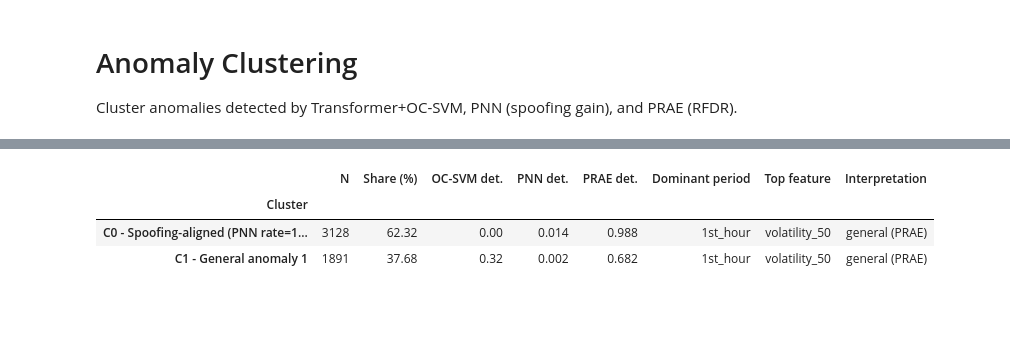
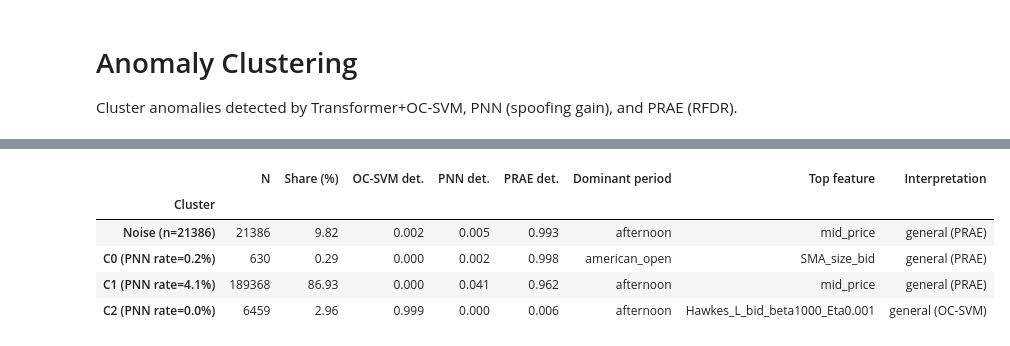
Before and after one commit to adonis107/MDS, a Jupyter notebook: notebooks/6. anomaly clustering.ipynb, the cells around one changed output, grey strips where cells are left out. Cells and saved outputs as stored; diff of their text form; code cells hidden in the pictures; blank space fills up the shorter version.

```diff
--- a/notebooks/6. anomaly clustering.ipynb
+++ b/notebooks/6. anomaly clustering.ipynb
@@ -194,7 +198,8 @@ if SAVED_RESULTS_AVAILABLE:
     for test_file in TEST_FILES:
         _, features_day = _load_and_slice(test_file, "xltime", LOB_COLUMNS, MAX_ROWS)
         n_seq = len(features_day) - SEQ_LENGTH
-        all_feat_values.append(features_day.iloc[SEQ_LENGTH: SEQ_LENGTH + n_seq].reset_index(drop=True))
+        if n_seq > 0:  # Only process if file has enough data
+            all_feat_values.append(features_day.iloc[SEQ_LENGTH: SEQ_LENGTH + n_seq].reset_index(drop=True))
     feat_values_seq = pd.concat(all_feat_values, ignore_index=True)
     n_total = len(next(iter(all_scores.values())))
     logger.info("Loaded pre-computed results: %d samples from %d files.", n_total, len(TEST_FILES))
@@ -213,6 +218,14 @@ else:
         period_labels = assign_period(time_frac_day, PERIODS)
         spread_raw = (df_day["ask-price-1"] - df_day["bid-price-1"]).values
         n_seq = len(features_day) - SEQ_LENGTH
+
+        # Skip files with insufficient data
+        if n_seq <= 0:
+            logger.warning(
+                f"File {os.path.basename(test_file)} too small ({len(features_day)} rows, "
+                f"need > {SEQ_LENGTH}). Skipping."
+            )
+            continue
 
         all_period_labels.append(period_labels[SEQ_LENGTH : SEQ_LENGTH + n_seq])
         all_feat_values.append(
@@ -466,0 +404,2 @@ display(mapping_df)
+# %%
+X_clust = score_df.values
@@ -551,23 +507,0 @@ plt.show()
-# %%
-# HDBSCAN PCA scatter
-hdb_unique = sorted(set(hdbscan_labels))
-hdb_colors = plt.rcParams["axes.prop_cycle"].by_key()["color"]
-
-fig, ax = plt.subplots(figsize=(8, 5))
-for lbl in hdb_unique:
-    mask = hdbscan_labels == lbl
-    if lbl == -1:
-        ax.scatter(X_pca[mask, 0], X_pca[mask, 1], s=8, alpha=0.3, color="lightgrey", label="Noise")
-    else:
-        ax.scatter(
-            X_pca[mask, 0], X_pca[mask, 1],
-            s=8, alpha=0.5,
-            color=hdb_colors[lbl % len(hdb_colors)],
-            label=f"HDBSCAN C{lbl}",
-        )
-ax.set_xlabel(f"PC1 ({pca.explained_variance_ratio_[0]:.1%})")
-ax.set_ylabel(f"PC2 ({pca.explained_variance_ratio_[1]:.1%})")
-ax.set_title(f"HDBSCAN clusters ({n_hdb_clusters} clusters, min_size={min_cluster_size})")
-ax.legend(fontsize=7, markerscale=2)
-plt.tight_layout()
-plt.show()
@@ -576,6 +508,6 @@ plt.show()
 # %%
 profile_rows = []
-for c in range(best_k):
+for c in unique_clusters:
     mask = cluster_labels == c
     row = {
         "Cluster": cluster_names[c],
@@ -595,7 +527,7 @@ det_cols = [c for c in profile_df.columns if c.endswith("_det_rate")]
 det_df = profile_df[det_cols].rename(
     columns={c: c.replace("_det_rate", "") for c in det_cols}
 )
-fig, ax = plt.subplots(figsize=(6, 0.6 * best_k + 2))
+fig, ax = plt.subplots(figsize=(6, 0.6 * len(unique_clusters) + 2))
 sns.heatmap(
     det_df.astype(float),
     annot=True,
@@ -622,7 +556,7 @@ global_mean = feat_anom.mean()
 global_std = feat_anom.std().replace(0, 1e-10)
 
 summary_rows = []
-for c in range(best_k):
+for c in unique_clusters:
     mask = cluster_labels == c
     n_c = int(mask.sum())
 
@@ -644,32 +578,34 @@ for c in range(best_k):
     if pnn_rate >= 0.5:
         hint = "spoofing-type"
     elif ocsvm_rate >= 0.5 and prae_rate >= 0.5:
         hint = "general (OC-SVM + PRAE)"
     elif ocsvm_rate >= 0.5:
         hint = "general (OC-SVM)"
     elif prae_rate >= 0.5:
         hint = "general (PRAE)"
     else:
         hint = "mixed"
 
     summary_rows.append(
         {
             "Cluster": cluster_names[c],
             "N": n_c,
             "Share (%)": round(100 * n_c / n_anom_total, 2),
             "OC-SVM det.": round(ocsvm_rate, 3),
             "PNN det.": round(pnn_rate, 3),
             "PRAE det.": round(prae_rate, 3),
             "Dominant period": dominant_period,
             "Top feature": top_feat,
             "Interpretation": hint,
         }
     )
 
 summary_df = pd.DataFrame(summary_rows).set_index("Cluster")
 display(summary_df)
 # %% [output]
 |  | N | Share (%) | OC-SVM det. | PNN det. | PRAE det. | Dominant period | Top feature | Interpretation |
 | Cluster |  |  |  |  |  |  |  |  |
-| C0 - Spoofing-aligned (PNN rate=1... | 3128 | 62.32 | 0.00 | 0.014 | 0.988 | 1st_hour | volatility_50 | general (PRAE) |
-| C1 - General anomaly 1 | 1891 | 37.68 | 0.32 | 0.002 | 0.682 | 1st_hour | volatility_50 | general (PRAE) |
+| Noise (n=21386) | 21386 | 9.82 | 0.002 | 0.005 | 0.993 | afternoon | mid_price | general (PRAE) |
+| C0 (PNN rate=0.2%) | 630 | 0.29 | 0.000 | 0.002 | 0.998 | american_open | SMA_size_bid | general (PRAE) |
+| C1 (PNN rate=4.1%) | 189368 | 86.93 | 0.000 | 0.041 | 0.962 | afternoon | mid_price | general (PRAE) |
+| C2 (PNN rate=0.0%) | 6459 | 2.96 | 0.999 | 0.000 | 0.006 | afternoon | Hawkes_L_bid_beta1000_Eta0.001 | general (OC-SVM) |
```
Also changed, not shown: parts of 14 cells of this notebook, 1 other file.
